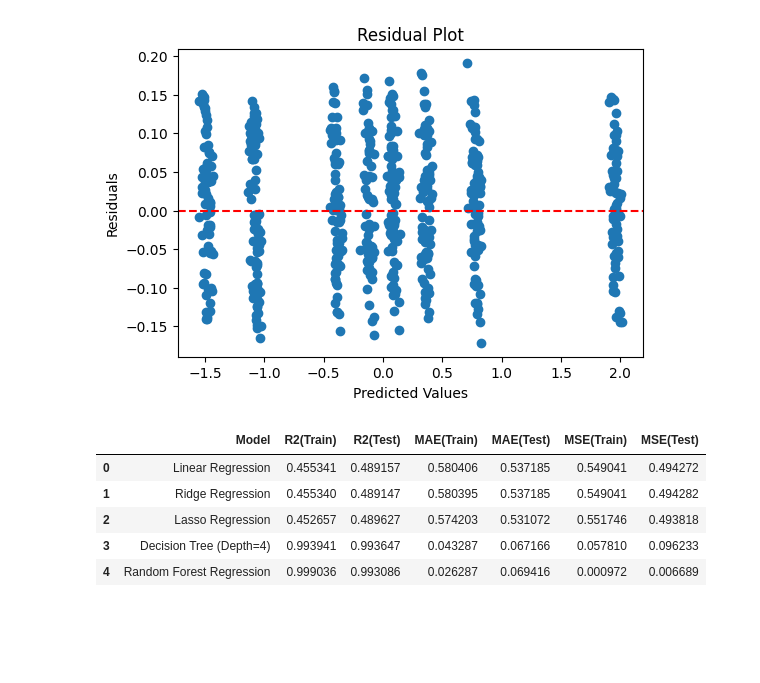
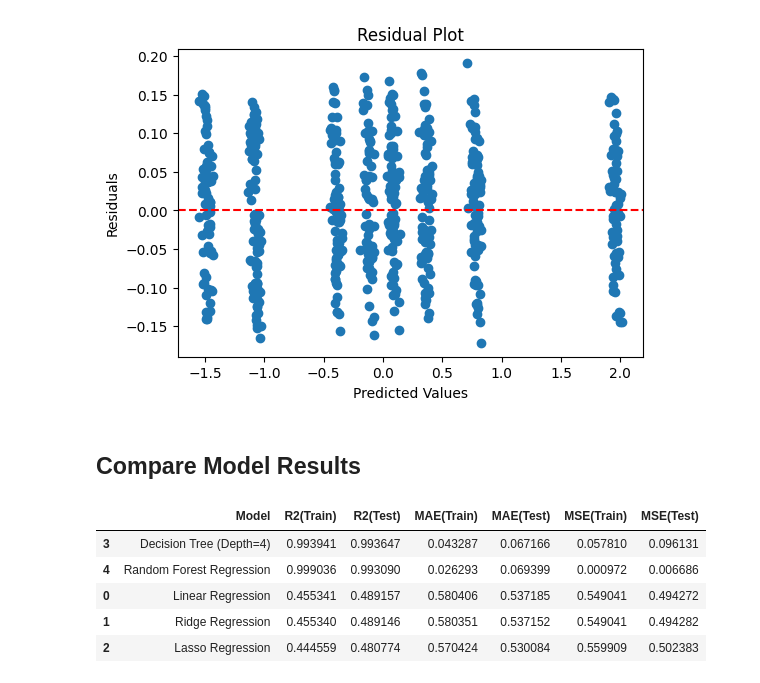
Before and after one commit to pasindu-piyumal/BMW-Global-Sales, a Jupyter notebook: analysis.ipynb, the cells around one changed output. Cells and saved outputs as stored; diff of their text form; code cells hidden in the pictures; blank space fills up the shorter version.

```diff
--- a/analysis.ipynb
+++ b/analysis.ipynb
@@ -432,7 +432,7 @@ df_final['Region'] = le.fit_transform(df_final['Region'])
 df_final['Model'] = le.fit_transform(df_final['Model'])
 # %%
 scaler = StandardScaler()
-columns_to_scale = ['Units_Sold', 'BEV_Share', 'Premium_Share', 'GDP_Growth', 'Fuel_Price_Index', 'Year', 'Avg_Price_EUR', 'Revenue_EUR']
+columns_to_scale = ['Month','Region', 'Model', 'Units_Sold', 'BEV_Share', 'Premium_Share', 'GDP_Growth', 'Fuel_Price_Index', 'Year', 'Avg_Price_EUR', 'Revenue_EUR']
 df_final[columns_to_scale] = scaler.fit_transform(df_final[columns_to_scale])
 # %% [markdown]
 ### Drop Date Column
@@ -681,16 +681,18 @@ Testing MSE: 0.0067
 Cross-Validation R²: 0.9930
 [figure]
 [figure]
+# %% [markdown]
+## Compare Model Results
 # %%
 results_df = pd.DataFrame(results)
 
-results_df = results_df[["Model", "R2(Train)", "R2(Test)", "MAE(Train)", "MAE(Test)", "MSE(Train)", "MSE(Test)"]]
+results_df = results_df[["Model", "R2(Train)", "R2(Test)", "MAE(Train)", "MAE(Test)", "MSE(Train)", "MSE(Test)"]].sort_values(by="R2(Test)", ascending=False)
 
 display(results_df)
 # %% [output]
 |  | Model | R2(Train) | R2(Test) | MAE(Train) | MAE(Test) | MSE(Train) | MSE(Test) |
+| 3 | Decision Tree (Depth=4) | 0.993941 | 0.993647 | 0.043287 | 0.067166 | 0.057810 | 0.096131 |
+| 4 | Random Forest Regression | 0.999036 | 0.993090 | 0.026293 | 0.069399 | 0.000972 | 0.006686 |
 | 0 | Linear Regression | 0.455341 | 0.489157 | 0.580406 | 0.537185 | 0.549041 | 0.494272 |
-| 1 | Ridge Regression | 0.455340 | 0.489147 | 0.580395 | 0.537185 | 0.549041 | 0.494282 |
-| 2 | Lasso Regression | 0.452657 | 0.489627 | 0.574203 | 0.531072 | 0.551746 | 0.493818 |
-| 3 | Decision Tree (Depth=4) | 0.993941 | 0.993647 | 0.043287 | 0.067166 | 0.057810 | 0.096233 |
-| 4 | Random Forest Regression | 0.999036 | 0.993086 | 0.026287 | 0.069416 | 0.000972 | 0.006689 |
+| 1 | Ridge Regression | 0.455340 | 0.489146 | 0.580351 | 0.537152 | 0.549041 | 0.494282 |
+| 2 | Lasso Regression | 0.444559 | 0.480774 | 0.570424 | 0.530084 | 0.559909 | 0.502383 |
```
Also changed, not shown: parts of 7 cells of this notebook.
